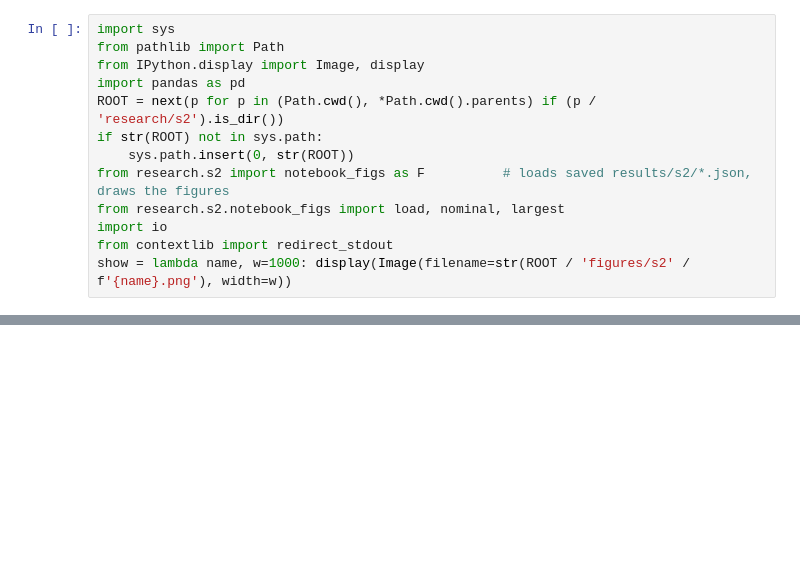
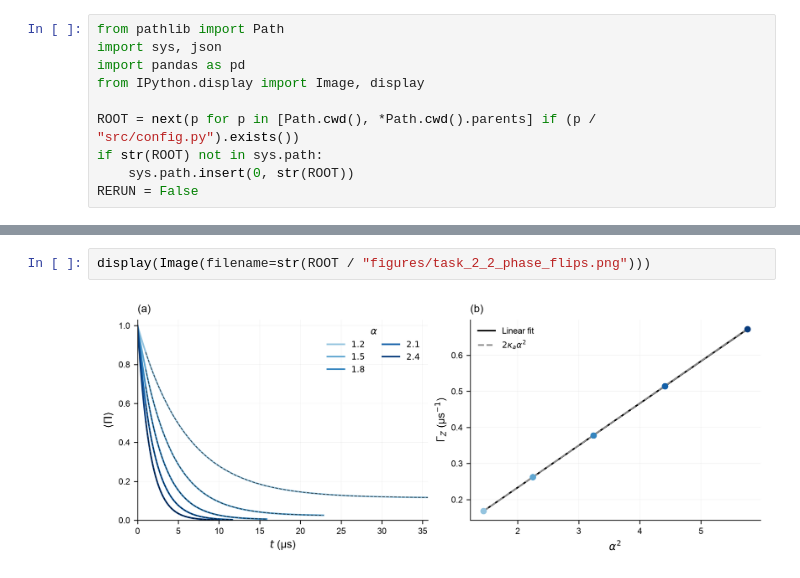
Before and after one commit to pkarakala/duquantum-cat-qubit, a Jupyter notebook: notebooks/07_task_2_2_phase_flips.ipynb, the cells around one changed output, grey strips where cells are left out. Drawn from its saved outputs; the diff is of its cells as text; blank space fills up the shorter version.

```diff
--- a/notebooks/07_task_2_2_phase_flips.ipynb
+++ b/notebooks/07_task_2_2_phase_flips.ipynb
@@ -7,13 +15,10 @@
 # %%
-import sys
 from pathlib import Path
+import sys, json
+import pandas as pd
 from IPython.display import Image, display
-import pandas as pd
-ROOT = next(p for p in (Path.cwd(), *Path.cwd().parents) if (p / 'research/s2').is_dir())
+
+ROOT = next(p for p in [Path.cwd(), *Path.cwd().parents] if (p / "src/config.py").exists())
 if str(ROOT) not in sys.path:
     sys.path.insert(0, str(ROOT))
-from research.s2 import notebook_figs as F          # loads saved results/s2/*.json, draws the figures
-from research.s2.notebook_figs import load, nominal, largest
-import io
-from contextlib import redirect_stdout
-show = lambda name, w=1000: display(Image(filename=str(ROOT / 'figures/s2' / f'{name}.png'), width=w))
+RERUN = False
@@ -68,0 +44,4 @@ two_largest([d for d in load('gx_two_*.json') if nominal(d) and 'gamma_z_eig' in
+# %%
+display(Image(filename=str(ROOT / "figures/task_2_2_phase_flips.png")))
+# %% [output]
+[figure, added]
```
Also changed, not shown: parts of 17 cells of this notebook, 34 other files.
